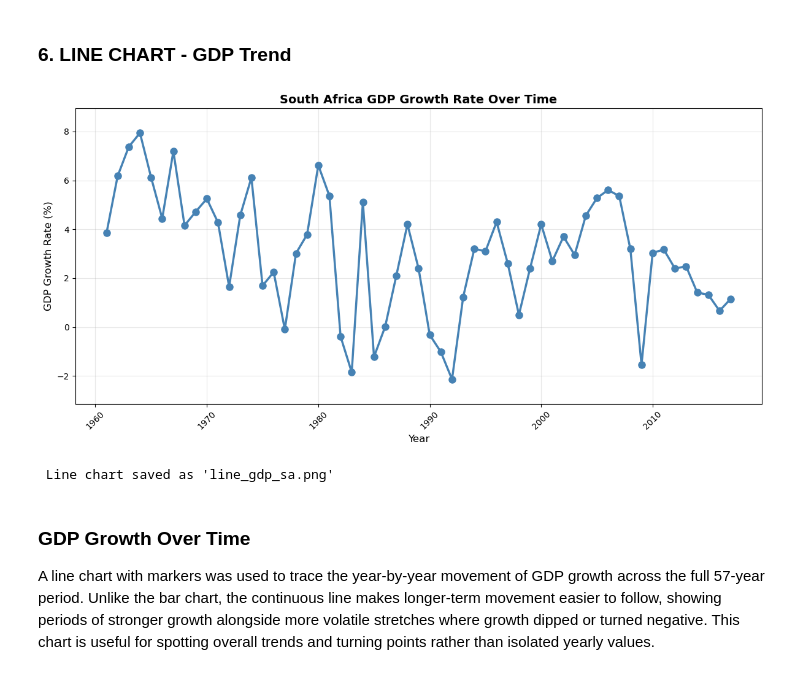
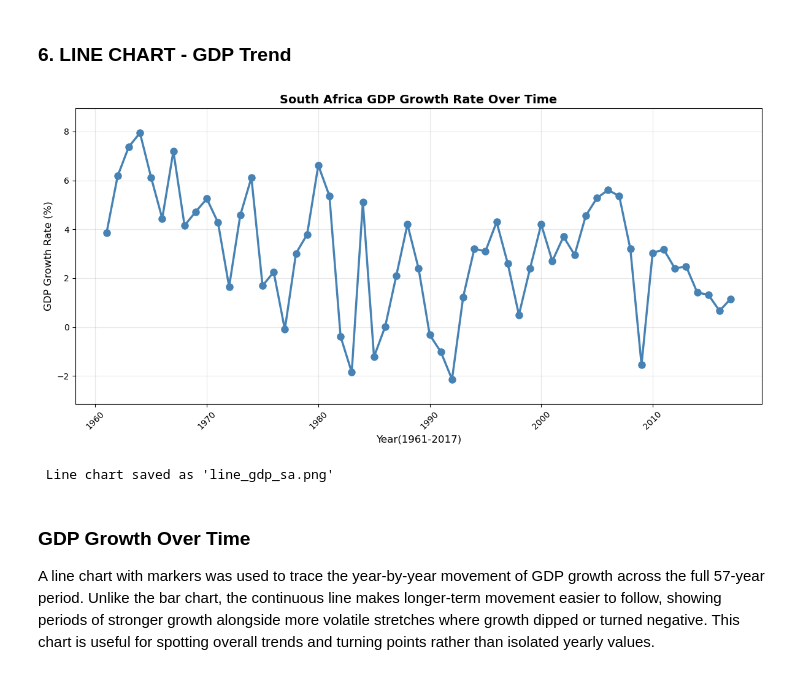
Before and after one commit to MaphallaKabelo1/NDTA631-Group-Assignment, a Jupyter notebook: GROUP_ASSIGNMENT_combined.ipynb, the cells around one changed output. Saved outputs shown, nothing was run; the diff lists cells and outputs as text; code cells hidden in the pictures.

```diff
--- a/GROUP_ASSIGNMENT_combined.ipynb
+++ b/GROUP_ASSIGNMENT_combined.ipynb
@@ -1608,33 +1615,33 @@ A second bar chart was used to compare total employment across South Africa's ni
 # %%
 #  LINE CHART - GDP Trend (Matches Employment Graph Style)
 
 plt.figure(figsize=(12, 6))
 
 # Plot ALL years with line and markers
 plt.plot(df_total['Year'], df_total['GDP_growth'],
          marker='o', linestyle='-', linewidth=2.5, color='steelblue', markersize=8)
 
 plt.title('South Africa GDP Growth Rate Over Time', fontsize=14, fontweight='bold')
-plt.xlabel('Year', fontsize=12)
+plt.xlabel('Year(1961-2017)', fontsize=12)
 plt.ylabel('GDP Growth Rate (%)', fontsize=12)
 
 # Let Y-axis show negative values (GDP can be negative)
 y_min = df_total['GDP_growth'].min() - 1
 y_max = df_total['GDP_growth'].max() + 1
 plt.ylim(y_min, y_max)
 
 plt.grid(alpha=0.3)
 
 # Rotate x labels 45 degrees (SAME AS EMPLOYMENT)
 plt.xticks(rotation=45)
 
 plt.tight_layout()
 plt.savefig('deliverables/03_visualisation/images/line_gdp_sa.png', dpi=300)
 plt.show()
 
 print(" Line chart saved as 'line_gdp_sa.png'")
 # %% [output]
-[figure, old version]
+[figure, new version]
  Line chart saved as 'line_gdp_sa.png'
 # %% [markdown]
 ### GDP Growth Over Time
```
Also changed, not shown: parts of 19 cells of this notebook.
